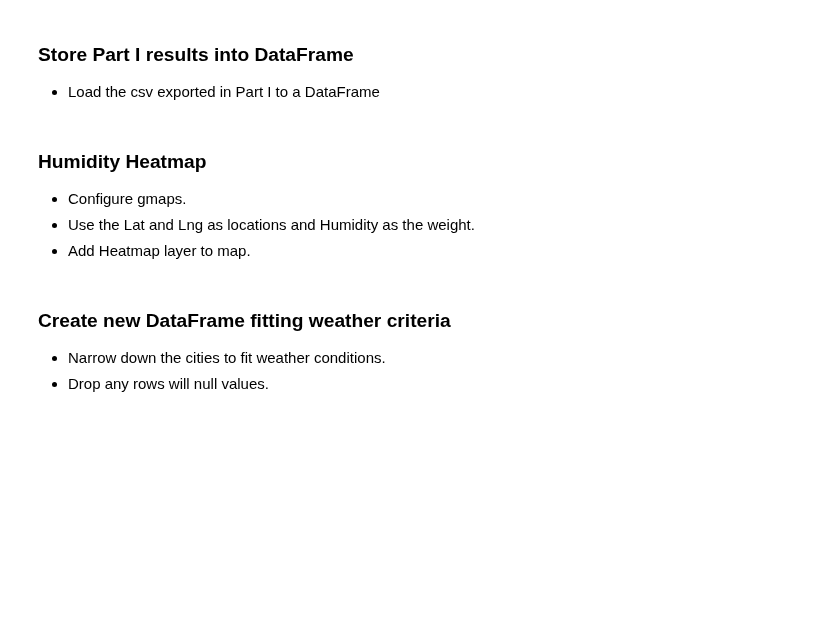
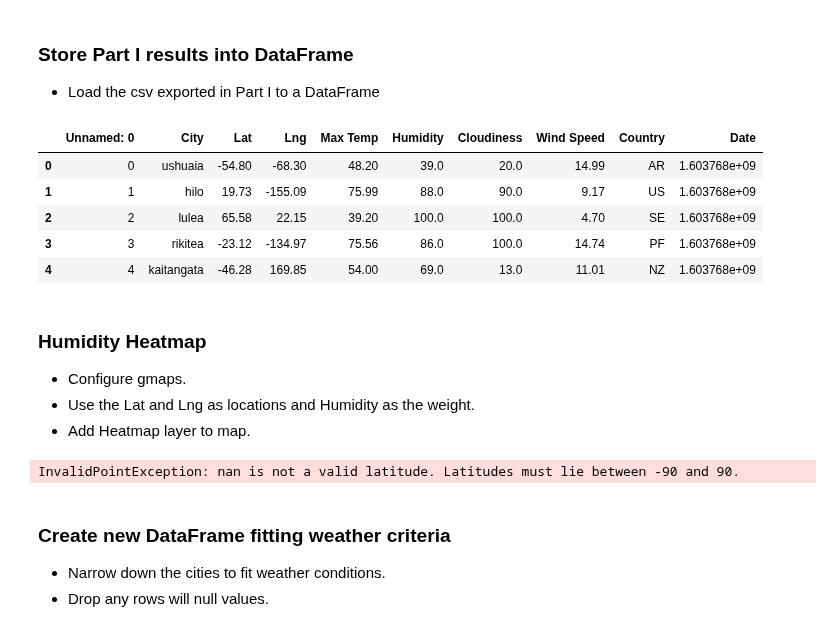
Before and after one commit to Prarthna-design/python-api-challenge, a Jupyter notebook: VacationPy/VacationPy.ipynb, the cells around one changed output. Drawn from its saved outputs; the diff is of its cells as text; code cells hidden in the pictures; blank space fills up the shorter version.

```diff
--- a/VacationPy/VacationPy.ipynb
+++ b/VacationPy/VacationPy.ipynb
@@ -20,11 +20,38 @@ from api_keys import g_key
 # %% [markdown]
 ### Store Part I results into DataFrame
 * Load the csv exported in Part I to a DataFrame
+# %%
+
+load_csv = "../WeatherPy/output_data/city_weather_data.csv"
+cities_df = pd.read_csv(load_csv)
+cities_df.head()
+# %% [output]
+|  | Unnamed: 0 | City | Lat | Lng | Max Temp | Humidity | Cloudiness | Wind Speed | Country | Date |
+| 0 | 0 | ushuaia | -54.80 | -68.30 | 48.20 | 39.0 | 20.0 | 14.99 | AR | 1.603768e+09 |
+| 1 | 1 | hilo | 19.73 | -155.09 | 75.99 | 88.0 | 90.0 | 9.17 | US | 1.603768e+09 |
+| 2 | 2 | lulea | 65.58 | 22.15 | 39.20 | 100.0 | 100.0 | 4.70 | SE | 1.603768e+09 |
+| 3 | 3 | rikitea | -23.12 | -134.97 | 75.56 | 86.0 | 100.0 | 14.74 | PF | 1.603768e+09 |
+| 4 | 4 | kaitangata | -46.28 | 169.85 | 54.00 | 69.0 | 13.0 | 11.01 | NZ | 1.603768e+09 |
 # %% [markdown]
 ### Humidity Heatmap
 * Configure gmaps.
 * Use the Lat and Lng as locations and Humidity as the weight.
 * Add Heatmap layer to map.
+# %%
+# locations = cities_df[["Lat", "Lng"]]
+humidity = cities_df["Humidity"]
+
+gmaps.configure(api_key=g_key)
+
+fig = gmaps.figure(center = [0,0] ,zoom_level = 2)
+
+heatmap_layer = gmaps.heatmap_layer(locations, weights=humidity,
+                                    dissipating=False, max_intensity=10,
+                                    point_radius = 1)
+fig.add_layer(heatmap_layer)
+fig
+# %% [output]
+InvalidPointException: nan is not a valid latitude. Latitudes must lie between -90 and 90.
 # %% [markdown]
 ### Create new DataFrame fitting weather criteria
 * Narrow down the cities to fit weather conditions.
```
Also changed, not shown: 17 other files.
